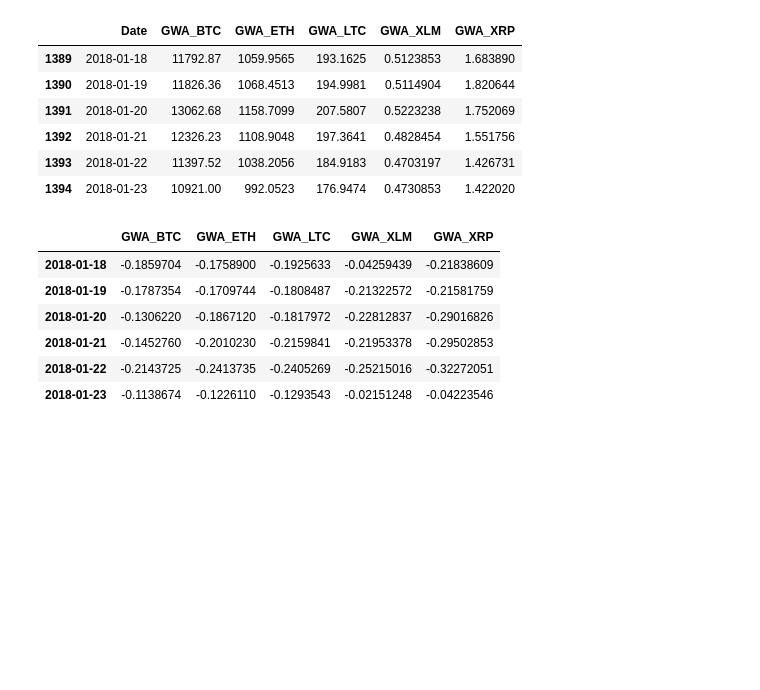
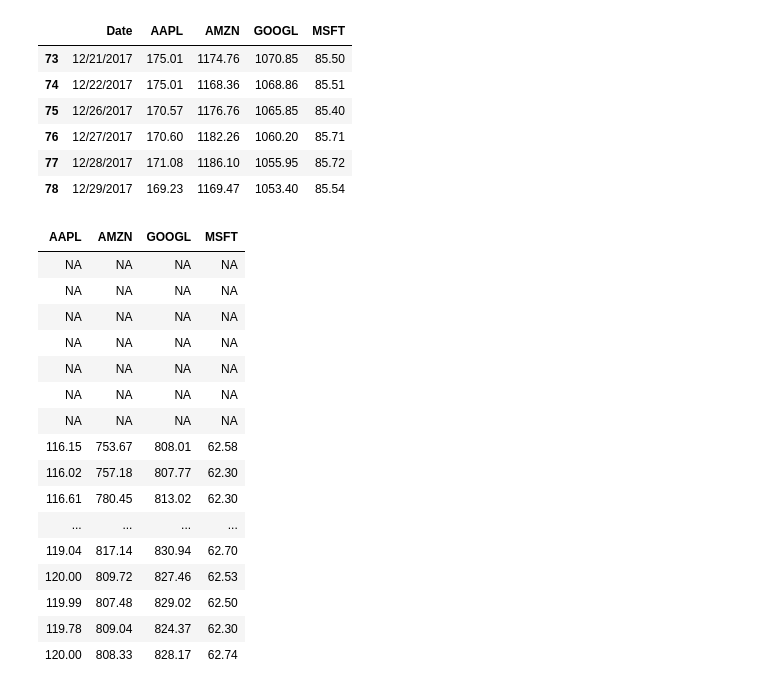
Before and after one commit to LinhHoang8997/Python-vs-R, a Jupyter notebook: Data Wrangling in R.ipynb, the cells around one changed output. Saved outputs shown, nothing was run; the diff lists cells and outputs as text; code cells hidden in the pictures; blank space fills up the shorter version.

```diff
--- a/Data Wrangling in R.ipynb
+++ b/Data Wrangling in R.ipynb
@@ -24,0 +15,3 @@ head(MyData)
+# %%
+MyData <- read.csv(file="all_stocks_2017-2018.csv", header=TRUE, sep=",");
+tail(MyData,5)
@@ -25,15 +25,15 @@ head(MyData)
 # %%
 NewData <- MyData %>%
-filter(str_detect(Code, "GWA_"))
+  filter(str_detect(Name, "AAPL|MSFT|AMZN|GOOGL"))
 # %%
-PivotedData <- cast(NewData, Date ~ Code, value = "VWAP")
+PivotedData <- cast(NewData, Date ~ Name, value = "Close")
 PivotedData <- PivotedData[order(as.Date(PivotedData$Date, format="%m/%d/%Y")), ]
 tail(PivotedData)
 # %% [output]
-|  | Date | GWA_BTC | GWA_ETH | GWA_LTC | GWA_XLM | GWA_XRP |
-| 1389 | 2018-01-18 | 11792.87 | 1059.9565 | 193.1625 | 0.5123853 | 1.683890 |
-| 1390 | 2018-01-19 | 11826.36 | 1068.4513 | 194.9981 | 0.5114904 | 1.820644 |
-| 1391 | 2018-01-20 | 13062.68 | 1158.7099 | 207.5807 | 0.5223238 | 1.752069 |
-| 1392 | 2018-01-21 | 12326.23 | 1108.9048 | 197.3641 | 0.4828454 | 1.551756 |
-| 1393 | 2018-01-22 | 11397.52 | 1038.2056 | 184.9183 | 0.4703197 | 1.426731 |
-| 1394 | 2018-01-23 | 10921.00 | 992.0523 | 176.9474 | 0.4730853 | 1.422020 |
+|  | Date | AAPL | AMZN | GOOGL | MSFT |
+| 73 | 12/21/2017 | 175.01 | 1174.76 | 1070.85 | 85.50 |
+| 74 | 12/22/2017 | 175.01 | 1168.36 | 1068.86 | 85.51 |
+| 75 | 12/26/2017 | 170.57 | 1176.76 | 1065.85 | 85.40 |
+| 76 | 12/27/2017 | 170.60 | 1182.26 | 1060.20 | 85.71 |
+| 77 | 12/28/2017 | 171.08 | 1186.10 | 1055.95 | 85.72 |
+| 78 | 12/29/2017 | 169.23 | 1169.47 | 1053.40 | 85.54 |
@@ -43,14 +44,21 @@ PivotedData$Date <- NULL
 # %%
 Shifted <- lapply(PivotedData,lag,n=7)
-Rate_of_change <-  PivotedData/Shifted - 1
-tail(Rate_of_change)
-
-Rate_of_change$Date <- rownames(Rate_of_change)
+head(data.frame(Shifted),20)
 # %% [output]
-|  | GWA_BTC | GWA_ETH | GWA_LTC | GWA_XLM | GWA_XRP |
-| 2018-01-18 | -0.1859704 | -0.1758900 | -0.1925633 | -0.04259439 | -0.21838609 |
-| 2018-01-19 | -0.1787354 | -0.1709744 | -0.1808487 | -0.21322572 | -0.21581759 |
-| 2018-01-20 | -0.1306220 | -0.1867120 | -0.1817972 | -0.22812837 | -0.29016826 |
-| 2018-01-21 | -0.1452760 | -0.2010230 | -0.2159841 | -0.21953378 | -0.29502853 |
-| 2018-01-22 | -0.2143725 | -0.2413735 | -0.2405269 | -0.25215016 | -0.32272051 |
-| 2018-01-23 | -0.1138674 | -0.1226110 | -0.1293543 | -0.02151248 | -0.04223546 |
+| AAPL | AMZN | GOOGL | MSFT |
+| NA | NA | NA | NA |
+| NA | NA | NA | NA |
+| NA | NA | NA | NA |
+| NA | NA | NA | NA |
+| NA | NA | NA | NA |
+| NA | NA | NA | NA |
+| NA | NA | NA | NA |
+| 116.15 | 753.67 | 808.01 | 62.58 |
+| 116.02 | 757.18 | 807.77 | 62.30 |
+| 116.61 | 780.45 | 813.02 | 62.30 |
+| ... | ... | ... | ... |
+| 119.04 | 817.14 | 830.94 | 62.70 |
+| 120.00 | 809.72 | 827.46 | 62.53 |
+| 119.99 | 807.48 | 829.02 | 62.50 |
+| 119.78 | 809.04 | 824.37 | 62.30 |
+| 120.00 | 808.33 | 828.17 | 62.74 |
```
Also changed, not shown: parts of 15 cells of this notebook, 1 other file.
